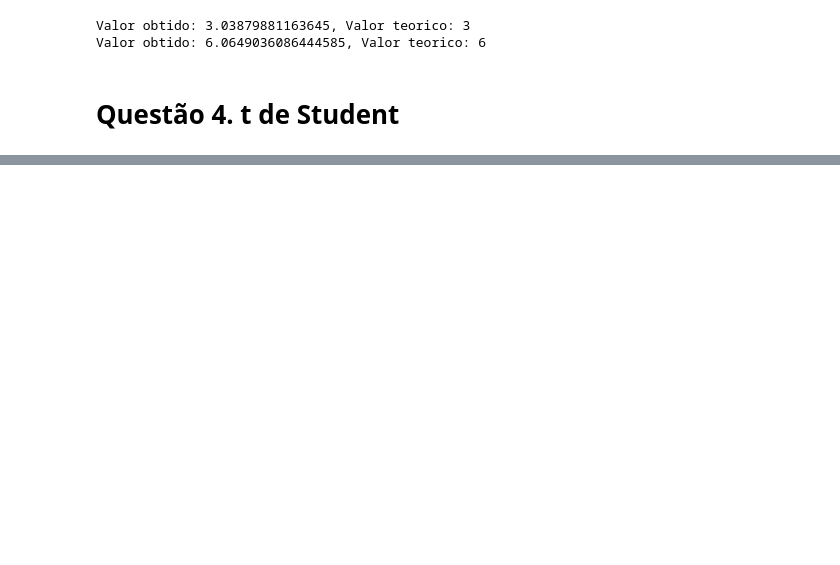
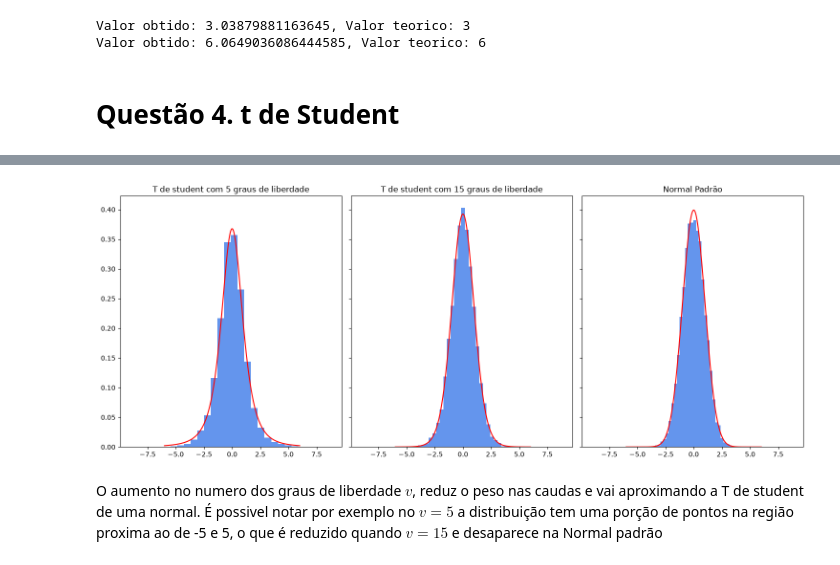
Before and after one commit to SilverPhone784/Trabalho-de-Programacao-Estatistica, a Jupyter notebook: Questao_4.ipynb, the cells around one changed output, grey strips where cells are left out. Saved outputs shown, nothing was run; the diff lists cells and outputs as text; code cells hidden in the pictures; blank space fills up the shorter version.

```diff
--- a/Questao_4.ipynb
+++ b/Questao_4.ipynb
@@ -257,0 +277,25 @@ plt.show()
+# %%
+eixo_x = np.linspace(-6, 6, 10_000)
+
+fig, ax = plt.subplots(1, 3, figsize=(15, 6), sharex=True, sharey=True)
+
+ax[0].set_title("T de student com 5 graus de liberdade")
+ax[0].hist(t1, density=True, bins=30, color="cornflowerblue", label="Histograma")
+ax[0].plot(eixo_x, f_tstudent(eixo_x, 3), color="red", label="Densidade Analitica")
+
+
+ax[1].set_title("T de student com 15 graus de liberdade")
+ax[1].hist(t2, density=True, bins=30, color="cornflowerblue", label="Histograma")
+ax[1].plot(eixo_x, f_tstudent(eixo_x, 15), color="red", label="Densidade Analitica")
+
+Z = normal(0, 1, 10_000)
+ax[2].set_title("Normal Padrão")
+ax[2].hist(Z, density=True, bins=30, color="cornflowerblue", label="Histograma")
+ax[2].plot(eixo_x, f_normal(eixo_x), color="red")
+
+plt.tight_layout()
+plt.show()
+# %% [output]
+[figure, added]
+# %% [markdown]
+O aumento no numero dos graus de liberdade $v$, reduz o peso nas caudas e vai aproximando a T de student de uma normal. É possivel notar por exemplo no $v=5$ a distribuição tem uma porção de pontos na região proxima ao de -5 e 5, o que é reduzido quando $v=15$ e desaparece na Normal padrão
```
Also changed, not shown: parts of 5 cells of this notebook.
